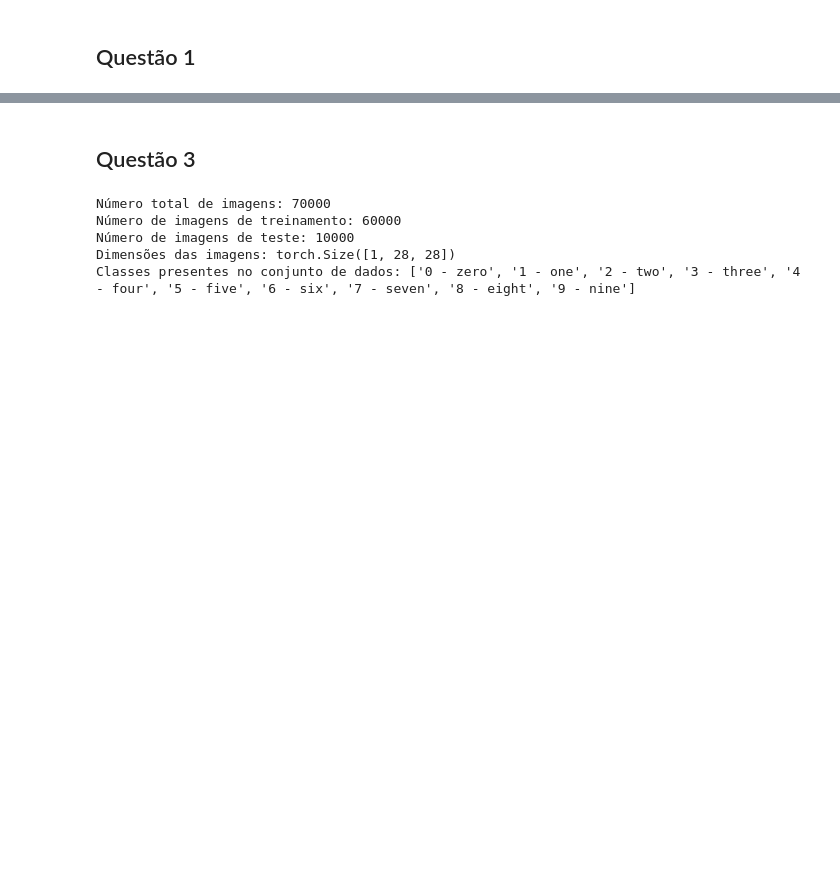
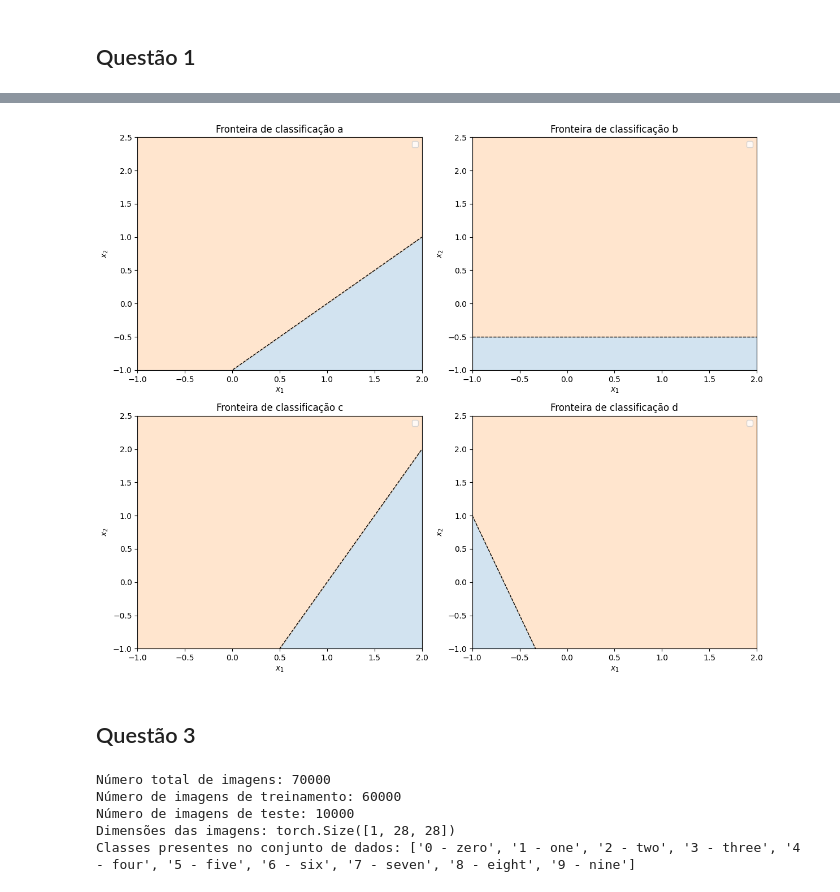
Before and after one commit to LMBarboza/RedesNeurais, a Jupyter notebook: lista2/lista2.ipynb, the cells around one changed output, grey strips where cells are left out. Saved outputs shown, nothing was run; the diff lists cells and outputs as text; code cells hidden in the pictures; blank space fills up the shorter version.

```diff
--- a/lista2/lista2.ipynb
+++ b/lista2/lista2.ipynb
@@ -5,3 +78,44 @@
+# %%
+import numpy as np
+import matplotlib.pyplot as plt
+
+param = [
+    (np.array([1, -1]), -1),
+    (np.array([0, 2]), 1),
+    (np.array([2, -1]), -2),
+    (np.array([-3, -1]), -2)
+]
+
+xmin, xmax = -1, 2
+ymin, ymax = -1, 2.5
+fig, axes = plt.subplots(2, 2, figsize=(12, 10))
+axes = axes.flatten()
+
+for i, (w, b) in enumerate(param):
+    w1, w2 = w
+    c = -b / w2
+    m = -w1 / w2
+
+    xd = np.array([xmin, xmax])
+    yd = m * xd + c
+
+    ax = axes[i]
+    ax.plot(xd, yd, lw=1, ls="--", color="black")
+    ax.fill_between(xd, yd, ymin, color="tab:blue", alpha=0.2)
+    ax.fill_between(xd, yd, ymax, color="tab:orange", alpha=0.2)
+
+
+    ax.set_xlim(xmin, xmax)
+    ax.set_ylim(ymin, ymax)
+    ax.set_xlabel("$x_1$")
+    ax.set_ylabel("$x_2$")
+    ax.legend()
+    ax.set_title(f"Fronteira de classificação {chr(ord('a') + i)}")
+
+plt.tight_layout()
+plt.show()
+# %% [output]
+[figure, added]
 # %% [markdown]
 ## Questão 3
 # %%
```
Also changed, not shown: parts of 1 cell of this notebook.
